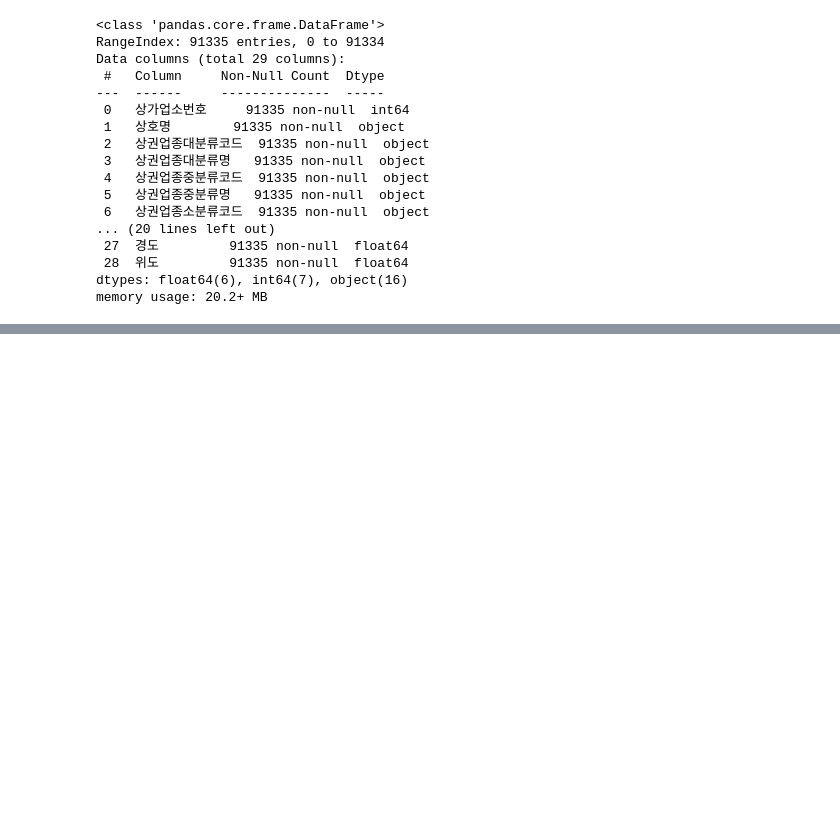
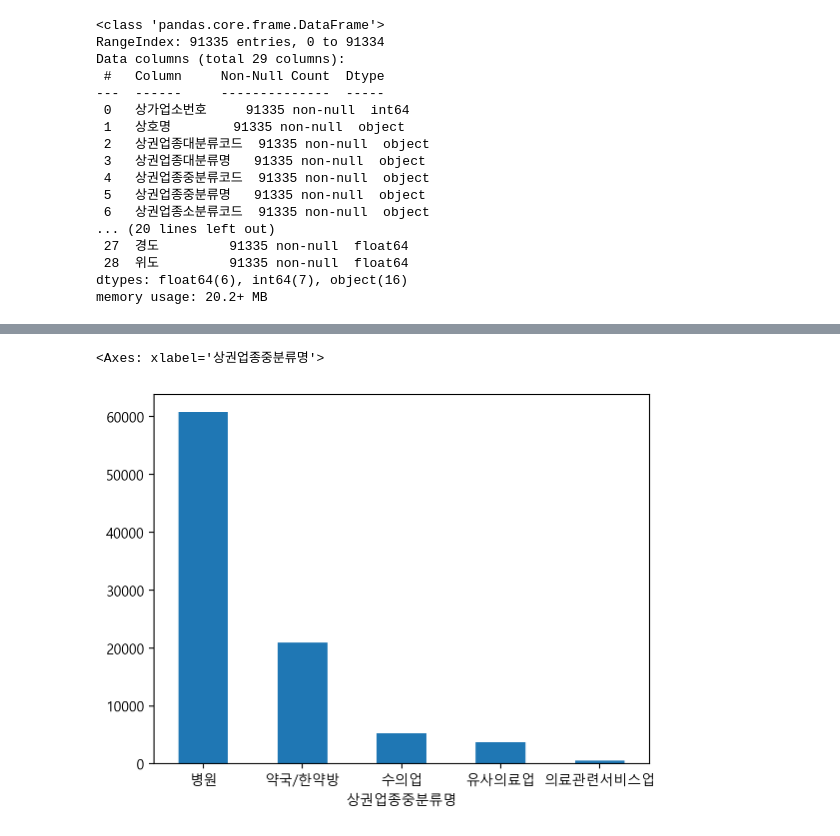
Before and after one commit to jonge5/study-data-analysis, a Jupyter notebook: open-data-analysis.ipynb, the cells around one changed output, grey strips where cells are left out. Cells and saved outputs as stored; diff of their text form; code cells hidden in the pictures; blank space fills up the shorter version.

```diff
--- a/open-data-analysis.ipynb
+++ b/open-data-analysis.ipynb
@@ -272,0 +477,4 @@ memory usage: 20.2+ MB
+# %%
+# "상권업종중분류명"으로 갯수를 세어봅니다.
+c = df["상권업종중분류명"].value_counts()
+c
@@ -272,0 +501,7 @@ memory usage: 20.2+ MB
+# %%
+# 판다스의 plot.bar()를 사용해서 막대그래프를 그려봅시다.
+
+c.plot.bar(rot=0)
+# %% [output]
+<Axes: xlabel='상권업종중분류명'>
+[figure, added]
```
Also changed, not shown: parts of 33 cells of this notebook.
